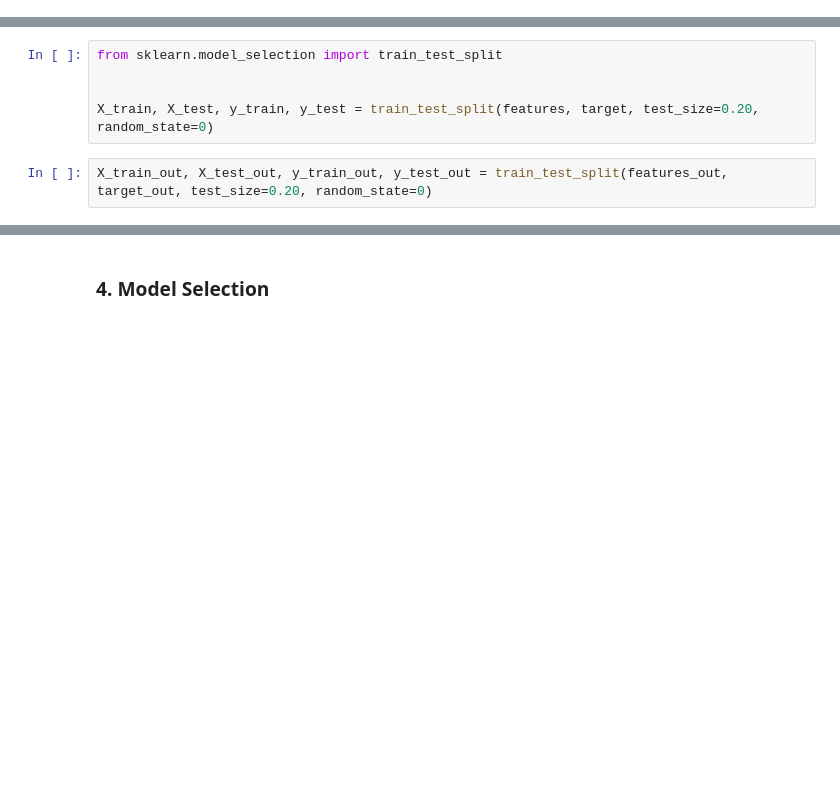
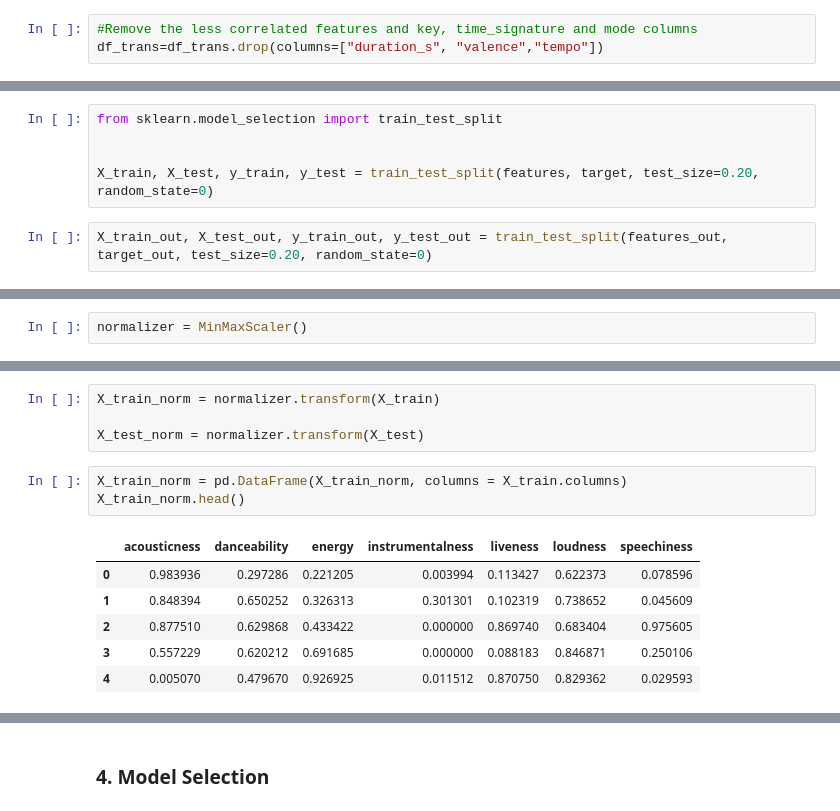
Before and after one commit to carlotagordillo2/ML-Spotify, a Jupyter notebook: ML/model_regression.ipynb, the cells around one changed output, grey strips where cells are left out. Cells and saved outputs as stored; diff of their text form; blank space fills up the shorter version.

```diff
--- a/ML/model_regression.ipynb
+++ b/ML/model_regression.ipynb
@@ -39,3 +63,6 @@ df_trans_out = pd.get_dummies(df_out_1, columns=['key','time_signature', 'mode']
+# %%
+#Remove the less correlated features and key, time_signature and mode columns
+df_trans=df_trans.drop(columns=["duration_s", "valence","tempo"])
 # %% [markdown]
 ### 3. Perform Train Test Split
 # %%
@@ -52,0 +82,2 @@ X_train_out, X_test_out, y_train_out, y_test_out = train_test_split(features_out
+# %%
+normalizer = MinMaxScaler()
@@ -52,0 +89,14 @@ X_train_out, X_test_out, y_train_out, y_test_out = train_test_split(features_out
+# %%
+X_train_norm = normalizer.transform(X_train)
+
+X_test_norm = normalizer.transform(X_test)
+# %%
+X_train_norm = pd.DataFrame(X_train_norm, columns = X_train.columns)
+X_train_norm.head()
+# %% [output]
+|  | acousticness | danceability | energy | instrumentalness | liveness | loudness | speechiness |
+| 0 | 0.983936 | 0.297286 | 0.221205 | 0.003994 | 0.113427 | 0.622373 | 0.078596 |
+| 1 | 0.848394 | 0.650252 | 0.326313 | 0.301301 | 0.102319 | 0.738652 | 0.045609 |
+| 2 | 0.877510 | 0.629868 | 0.433422 | 0.000000 | 0.869740 | 0.683404 | 0.975605 |
+| 3 | 0.557229 | 0.620212 | 0.691685 | 0.000000 | 0.088183 | 0.846871 | 0.250106 |
+| 4 | 0.005070 | 0.479670 | 0.926925 | 0.011512 | 0.870750 | 0.829362 | 0.029593 |
```
Also changed, not shown: parts of 32 cells of this notebook, 4 other files.
